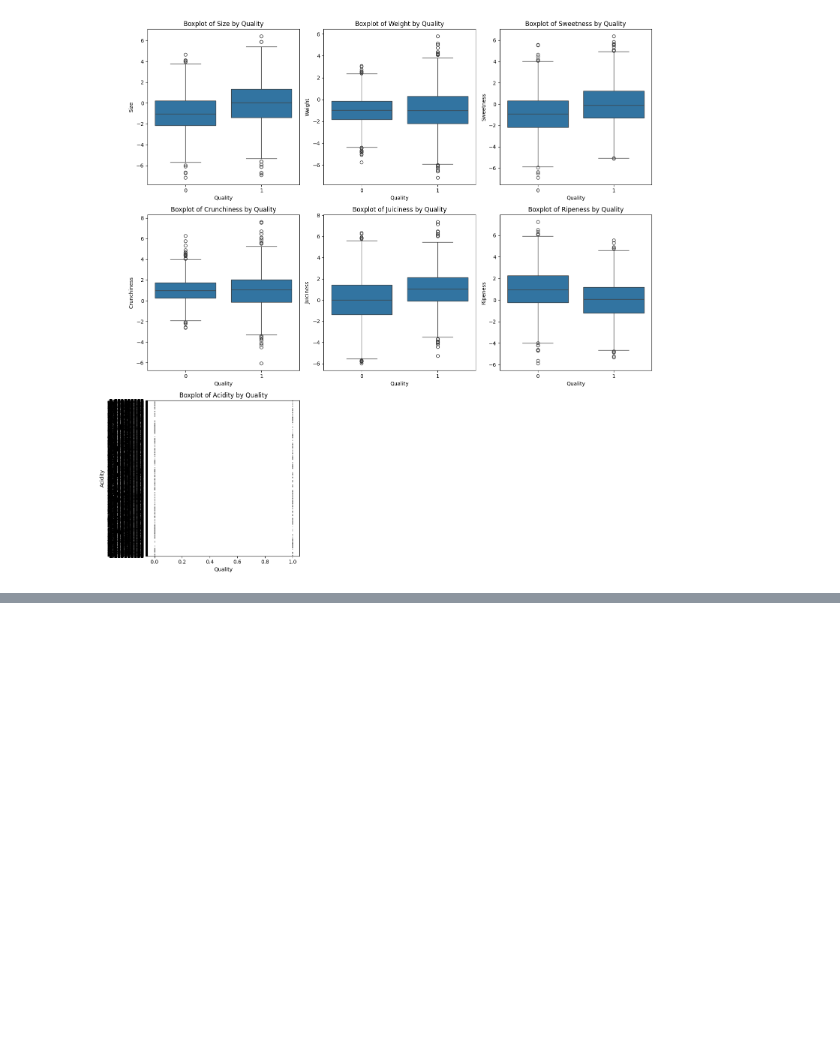
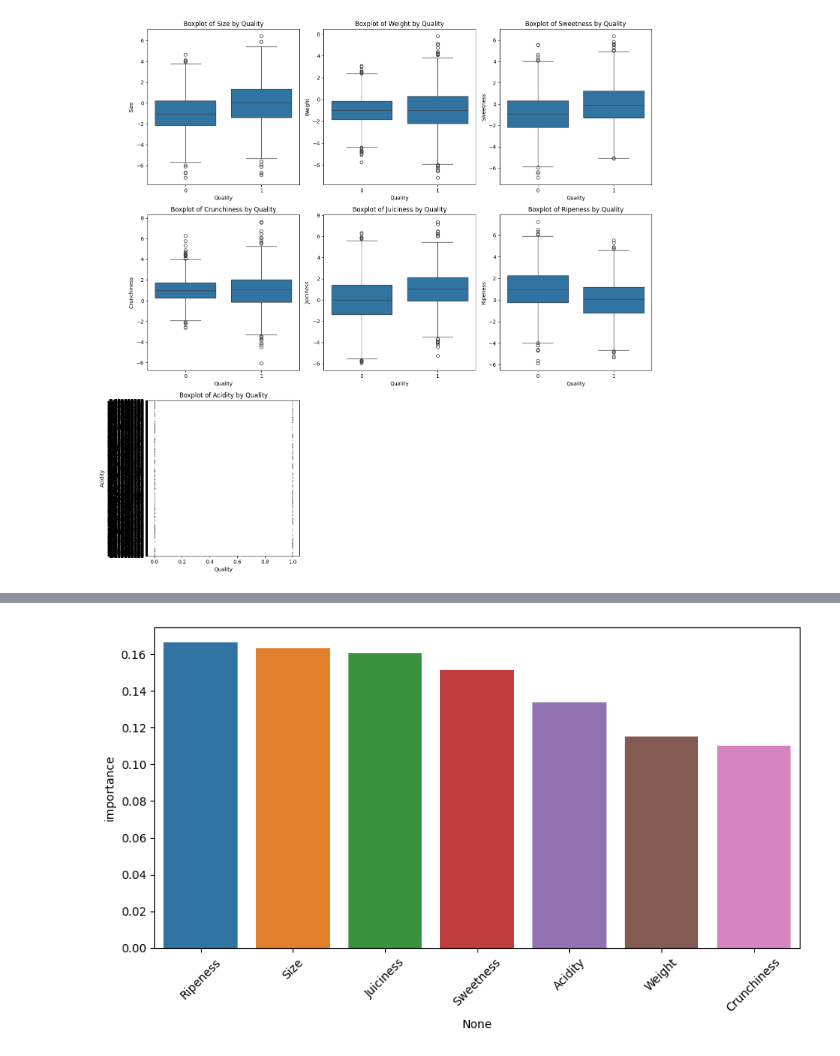
Before and after one commit to enetsos/music-popularity-prediction, a Jupyter notebook: project_apple.ipynb, the cells around one changed output, grey strips where cells are left out. Drawn from its saved outputs; the diff is of its cells as text; code cells hidden in the pictures; blank space fills up the shorter version.

```diff
--- a/project_apple.ipynb
+++ b/project_apple.ipynb
@@ -221,0 +165,7 @@ weighted avg       0.90      0.90      0.90       800
+# %%
+# Scale dataset but not the target variable "Quality"
+from sklearn.preprocessing import StandardScaler
+scaler = StandardScaler()
+df_scaled = df.copy()
+df[df.columns[:-1]] = scaler.fit_transform(df[df.columns[:-1]])
+df.head()
@@ -221,0 +179,11 @@ weighted avg       0.90      0.90      0.90       800
+# %%
+# Split the dataset into training and testing sets
+
+from sklearn.model_selection import train_test_split
+
+X = df.drop('Quality', axis=1)
+y = df['Quality']
+
+X_train, X_test, y_train, y_test = train_test_split(X, y, test_size=0.1, random_state=42)
+
+X_train.shape, X_test.shape, y_train.shape, y_test.shape
@@ -221,0 +192,10 @@ weighted avg       0.90      0.90      0.90       800
+# %%
+# Feature selection using Random Forest
+from sklearn.ensemble import RandomForestClassifier
+
+rf = RandomForestClassifier(n_estimators=100, random_state=42)
+rf.fit(X_train, y_train)
+
+feature_importances = pd.DataFrame(rf.feature_importances_, index=X_train.columns, columns=['importance']).sort_values('importance', ascending=False)
+
+feature_importances
@@ -221,0 +211,8 @@ weighted avg       0.90      0.90      0.90       800
+# %%
+# Plot feature importances
+plt.figure(figsize=(10, 5))
+sns.barplot(x=feature_importances.index, y=feature_importances['importance'], hue=feature_importances.index)
+plt.xticks(rotation=45)
+plt.show()
+# %% [output]
+[figure, added]
```
Also changed, not shown: parts of 7 cells of this notebook.
